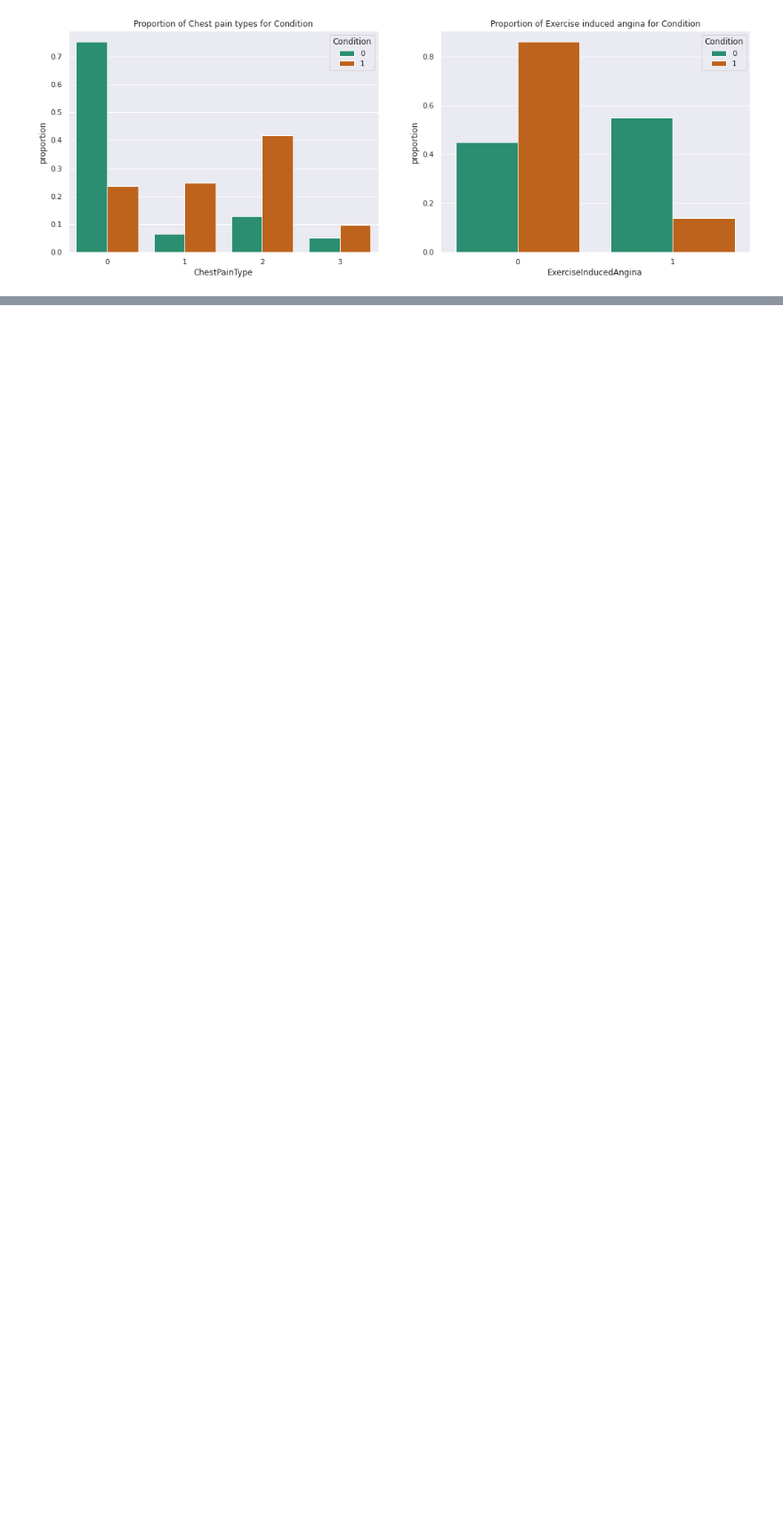
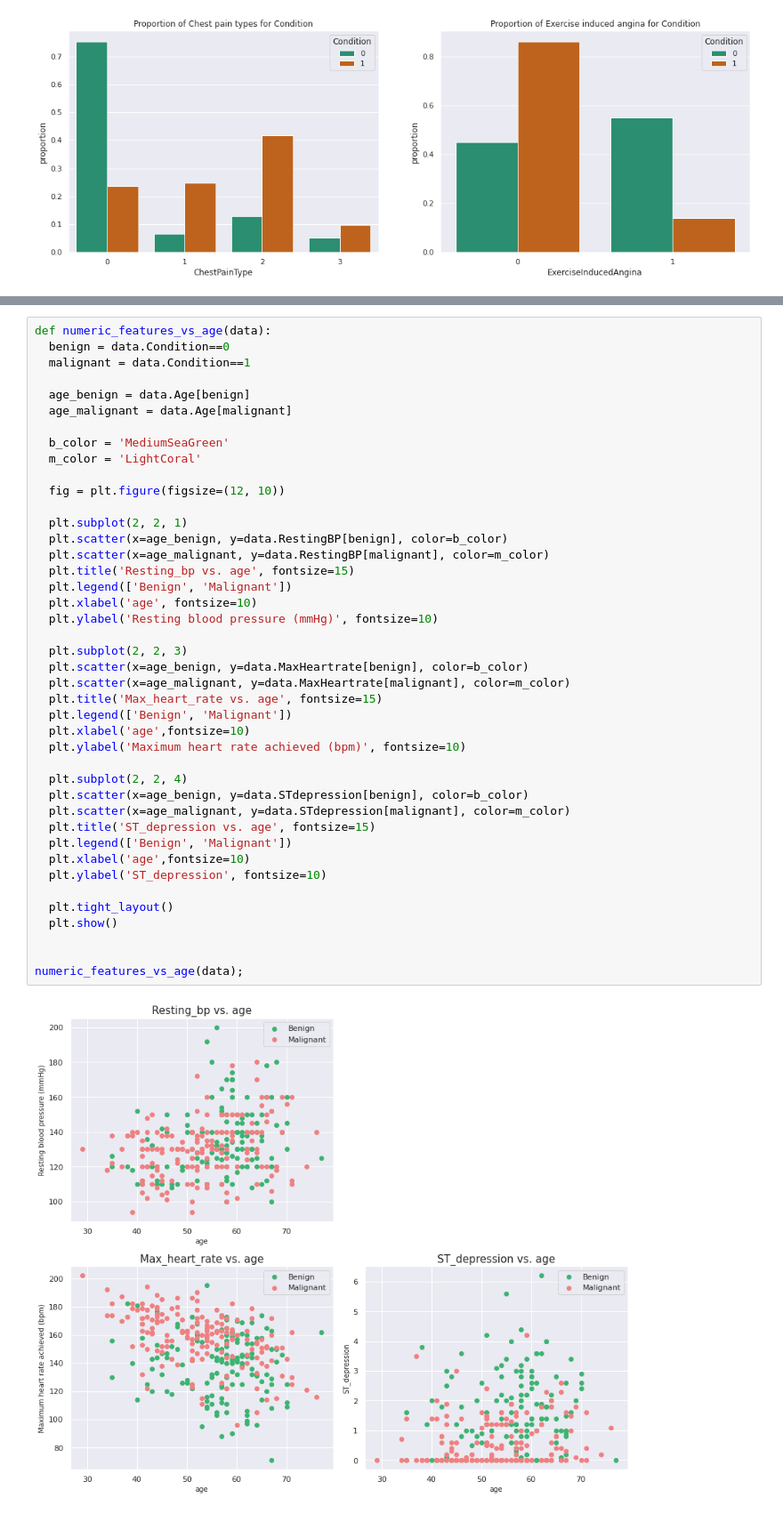
Before and after one commit to bayloid/heart, a Jupyter notebook: index.ipynb, the cells around one changed output, grey strips where cells are left out. Shown: that part at 89% size. Drawn from its saved outputs; the diff is of its cells as text; blank space fills up the shorter version.

Commit message:
Heart-4

```diff
--- a/index.ipynb
+++ b/index.ipynb
@@ -543,0 +608,44 @@ symptoms_features_condition(data);
+# %%
+def numeric_features_vs_age(data):
+  benign = data.Condition==0
+  malignant = data.Condition==1
+
+  age_benign = data.Age[benign]
+  age_malignant = data.Age[malignant]
+
+  b_color = 'MediumSeaGreen'
+  m_color = 'LightCoral'
+
+  fig = plt.figure(figsize=(12, 10))
+
+  plt.subplot(2, 2, 1)
+  plt.scatter(x=age_benign, y=data.RestingBP[benign], color=b_color)
+  plt.scatter(x=age_malignant, y=data.RestingBP[malignant], color=m_color)
+  plt.title('Resting_bp vs. age', fontsize=15)
+  plt.legend(['Benign', 'Malignant'])
+  plt.xlabel('age', fontsize=10)
+  plt.ylabel('Resting blood pressure (mmHg)', fontsize=10)
+
+  plt.subplot(2, 2, 3)
+  plt.scatter(x=age_benign, y=data.MaxHeartrate[benign], color=b_color)
+  plt.scatter(x=age_malignant, y=data.MaxHeartrate[malignant], color=m_color)
+  plt.title('Max_heart_rate vs. age', fontsize=15)
+  plt.legend(['Benign', 'Malignant'])
+  plt.xlabel('age',fontsize=10)
+  plt.ylabel('Maximum heart rate achieved (bpm)', fontsize=10)
+
+  plt.subplot(2, 2, 4)
+  plt.scatter(x=age_benign, y=data.STdepression[benign], color=b_color)
+  plt.scatter(x=age_malignant, y=data.STdepression[malignant], color=m_color)
+  plt.title('ST_depression vs. age', fontsize=15)
+  plt.legend(['Benign', 'Malignant'])
+  plt.xlabel('age',fontsize=10)
+  plt.ylabel('ST_depression', fontsize=10)
+
+  plt.tight_layout()
+  plt.show()
+
+
+numeric_features_vs_age(data);
+# %% [output]
+[figure, added]
```
Also changed, not shown: parts of 5 cells of this notebook.
